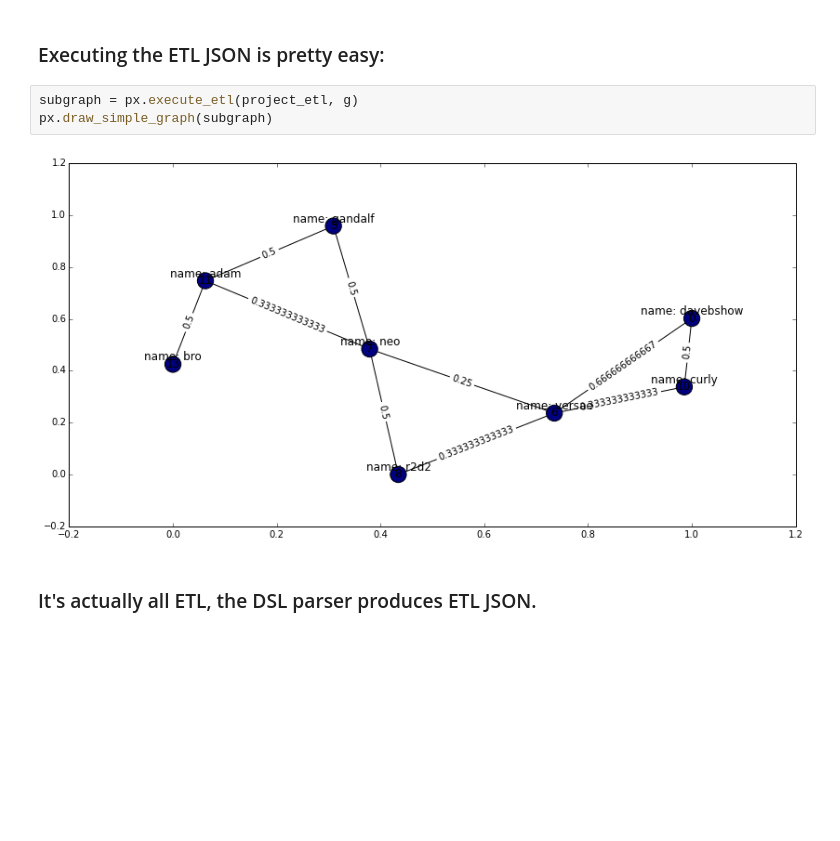
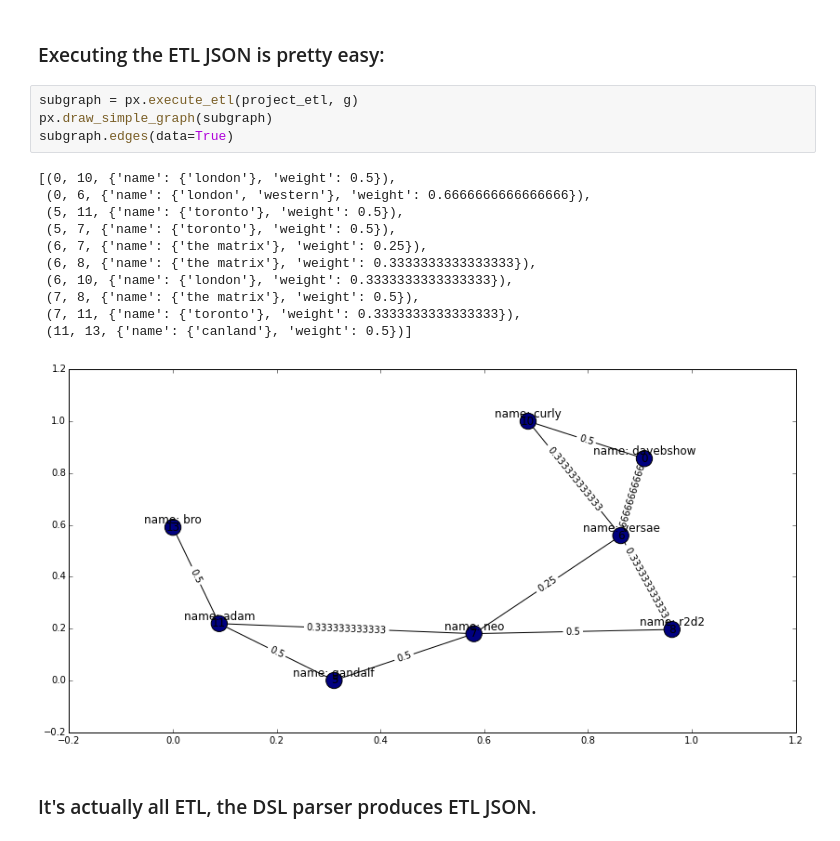
Before and after one commit to davebshow/projx, a Jupyter notebook: projx_demo.ipynb, the cells around one changed output. Drawn from its saved outputs; the diff is of its cells as text; blank space fills up the shorter version.

```diff
--- a/projx_demo.ipynb
+++ b/projx_demo.ipynb
@@ -141,8 +141,19 @@ project_etl = {
 # %%
 subgraph = px.execute_etl(project_etl, g)
 px.draw_simple_graph(subgraph)
+subgraph.edges(data=True)
 # %% [output]
+[(0, 10, {'name': {'london'}, 'weight': 0.5}),
+ (0, 6, {'name': {'london', 'western'}, 'weight': 0.6666666666666666}),
+ (5, 11, {'name': {'toronto'}, 'weight': 0.5}),
+ (5, 7, {'name': {'toronto'}, 'weight': 0.5}),
+ (6, 7, {'name': {'the matrix'}, 'weight': 0.25}),
+ (6, 8, {'name': {'the matrix'}, 'weight': 0.3333333333333333}),
+ (6, 10, {'name': {'london'}, 'weight': 0.3333333333333333}),
+ (7, 8, {'name': {'the matrix'}, 'weight': 0.5}),
+ (7, 11, {'name': {'toronto'}, 'weight': 0.3333333333333333}),
+ (11, 13, {'name': {'canland'}, 'weight': 0.5})]
-[figure, old version]
+[figure, new version]
 # %% [markdown]
 ### It's actually all ETL, the DSL parser produces ETL JSON.
 # %%
```
Also changed, not shown: parts of 13 cells of this notebook, 3 other files.
